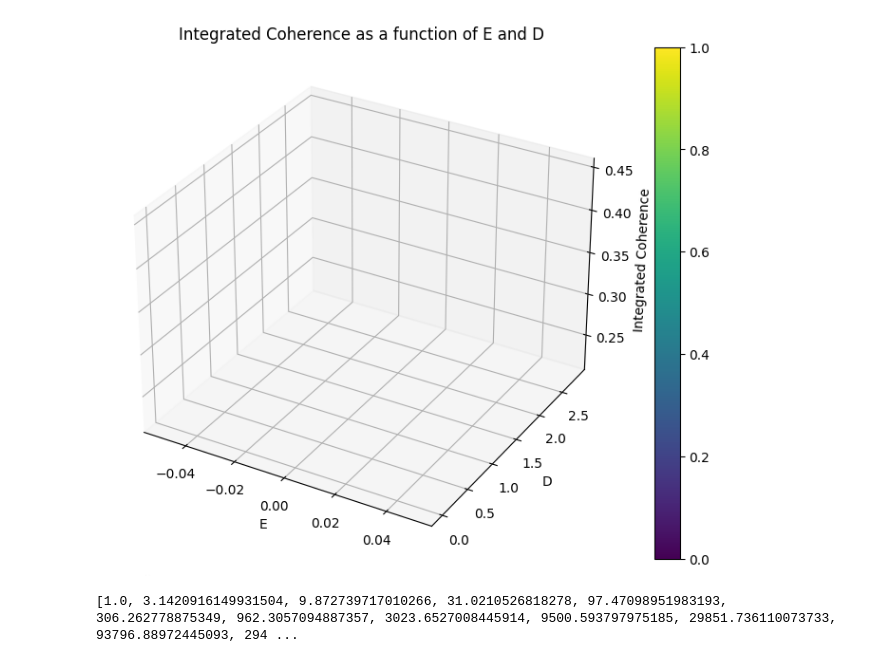
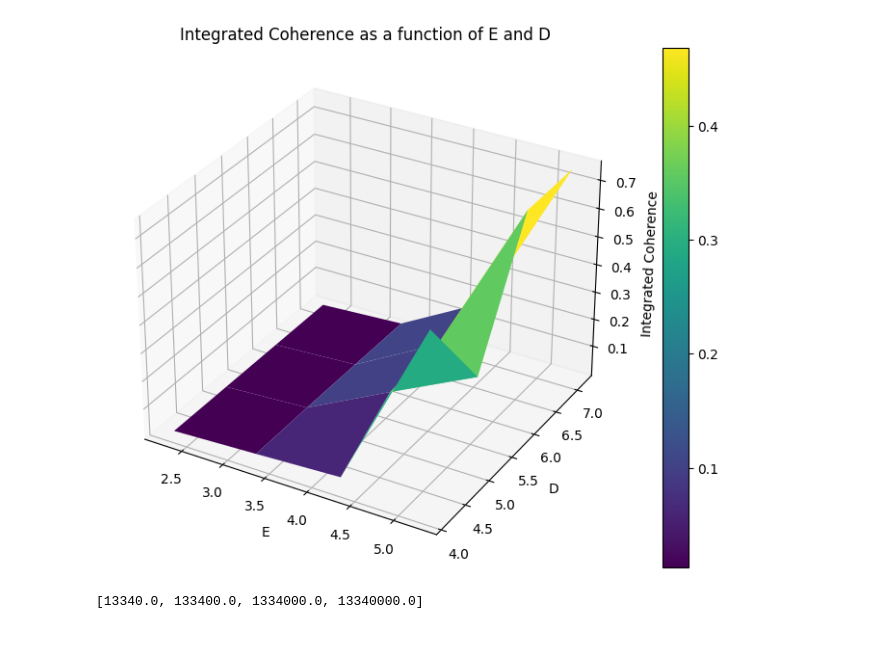
Before and after one commit to aoneillmark/Capstone, a Jupyter notebook: Tutorials/Different Ds for basal kh-VV in SiC.ipynb, the cells around one changed output. Drawn from its saved outputs; the diff is of its cells as text; code cells hidden in the pictures.

```diff
--- a/Tutorials/Different Ds for basal kh-VV in SiC.ipynb
+++ b/Tutorials/Different Ds for basal kh-VV in SiC.ipynb
@@ -80,6 +80,21 @@ atoms = sic.gen_supercell(200, remove=[('Si', vsi_cell),
                                        ('C', vc_cell)],
                           seed=seed)
 
+M = np.array([[0, 0, -1],
+              [0, -1, 0],
+              [-1, 0, 0]])
+
+# Position of (0,0,0) point in cell coordinates
+center = np.array([0.59401, 0.50000, 0.50000])
+
+# Read GIPAW results
+exatoms = pc.read_qe('basal/pw.in',
+                     hyperfine='basal/gipaw.out',
+                     center=center, rotation_matrix=(M.T @ R),
+                     rm_style='col',
+                     isotopes={'C':'13C', 'Si':'29Si'})
+
+
 # isotopes
 sic.add_isotopes(('29Si', 1), ('13C', 1))
 allcell = sic.gen_supercell(50, remove=[('Si', vsi_cell),
@@ -119,14 +134,15 @@ There are 52 same elements. Size of the DFT supercell is 1438
 # ZFS Parametters of NV center in diamond
 #############################################
 # ZFS D parameter
-start = 1
-stop = 1.334 * 1e6
+start = 1.334 * 1e3
+stop = 1.334 * 1e8
 # start = 1e-20
 # stop = 1e-19
 num = 4
 
 D_list = np.logspace(np.log10(start), np.log10(stop), num=num) # in kHz
 
+D_list = [1.334 * (10**(4+i)) for i in range(0,num)]
 
 # D_list = np.linspace(start, stop, num=num)
 
@@ -138,10 +154,11 @@ print("D_list: ", D_list)
 # ZFS E parameter
 E_start = 1
 E_stop =( 1.8e3 ) /3
-E_num = 1
+E_num = 4
 E_list = np.logspace(np.log10(E_start), np.log10(E_stop), num=E_num)
 # E_list = np.linspace(E_start, E_stop, num=E_num)
-E_list = [0]
+E_list = [i*0.0138 for i in D_list]
+# E = 0.0184 * 1e6 VV in SiC
 
 # E_list = [139.24798] # Note for later, this value of E give remarkably high coherence??
 
@@ -174,6 +191,6 @@ D_list:  [      1.          110.08258   12118.17499 1334000.     ]
 # %%
-for D in D_list:
-    print("D: ", D)
+for idx, D in enumerate(D_list):
+    print(str(1+idx) + "/" + str(len(D_list)))
     for E in E_list:
         # Define the central spin
         # nv = pc.CenterArray(spin=1, position=position, D=D, E=E, alpha=alpha, beta=beta)
@@ -211,12 +228,12 @@ for D in D_list:
 
 
         # Calculate coherence function
-        l_generatilze = calc.compute(time_space, nbstates=30, seed=seed,
+        l_generatilze = calc.compute(time_space, nbstates=20, seed=seed,
                         method='gcce',
                         quantity='coherence', as_delay=False,
-                        parallel_states=True, parallel=True,)
+                        parallel=True,)
 
         # At the end of your inner loop:
         key = (D, E)
-        coherence_dict[key] = l_generatilze
+        coherence_dict[key] = np.abs(l_generatilze)
 # %% [output]
@@ -634,30 +701,38 @@ No artists with labels found to put in legend.  Note that artists whose label st
 # %%
 # Extract unique D and E values
 unique_D_values = sorted(set([key[0] for key in coherence_dict.keys()]))
 unique_E_values = sorted(set([key[1] for key in coherence_dict.keys()]))
 
 # Create meshgrid for E and D
 E, D = np.meshgrid(unique_E_values, unique_D_values)
 
+# Transform values to logarithmic scale
+log_unique_D_values = np.log10(unique_D_values)
+log_unique_E_values = np.log10(unique_E_values)
+
+# Create meshgrid for log(E) and log(D)
+logE, logD = np.meshgrid(log_unique_E_values, log_unique_D_values)
+
 # Calculate integrated coherence for each E, D pair
 Z = np.array([[integrate(time_space, coherence_dict[(d, e)]) for e in unique_E_values] for d in unique_D_values])
 
 # Plotting
 fig = plt.figure(figsize=(10, 7))
 ax = fig.add_subplot(111, projection='3d')
 
-surf = ax.plot_surface(E, D, Z, cmap='viridis')
+surf = ax.plot_surface(logE, logD, Z, cmap='viridis')
 fig.colorbar(surf)
 
 ax.set_xlabel('E')
 ax.set_ylabel('D')
 ax.set_zlabel('Integrated Coherence')
 ax.set_title('Integrated Coherence as a function of E and D')
+# ax.view_init(elev=35, azim=135)
 
 plt.show()
 # %% [output]
-[figure, old version]
+[figure, new version]
 # %%
 print(unique_D_values)
 # %% [output]
-[1.0, 3.1420916149931504, 9.872739717010266, 31.0210526818278, 97.47098951983193, 306.262778875349, 962.3057094887357, 3023.6527008445914, 9500.593797975185, 29851.736110073733, 93796.88972445093, 294 ...
+[13340.0, 133400.0, 1334000.0, 13340000.0]
```
Also changed, not shown: parts of 16 cells of this notebook, 4 other files.
